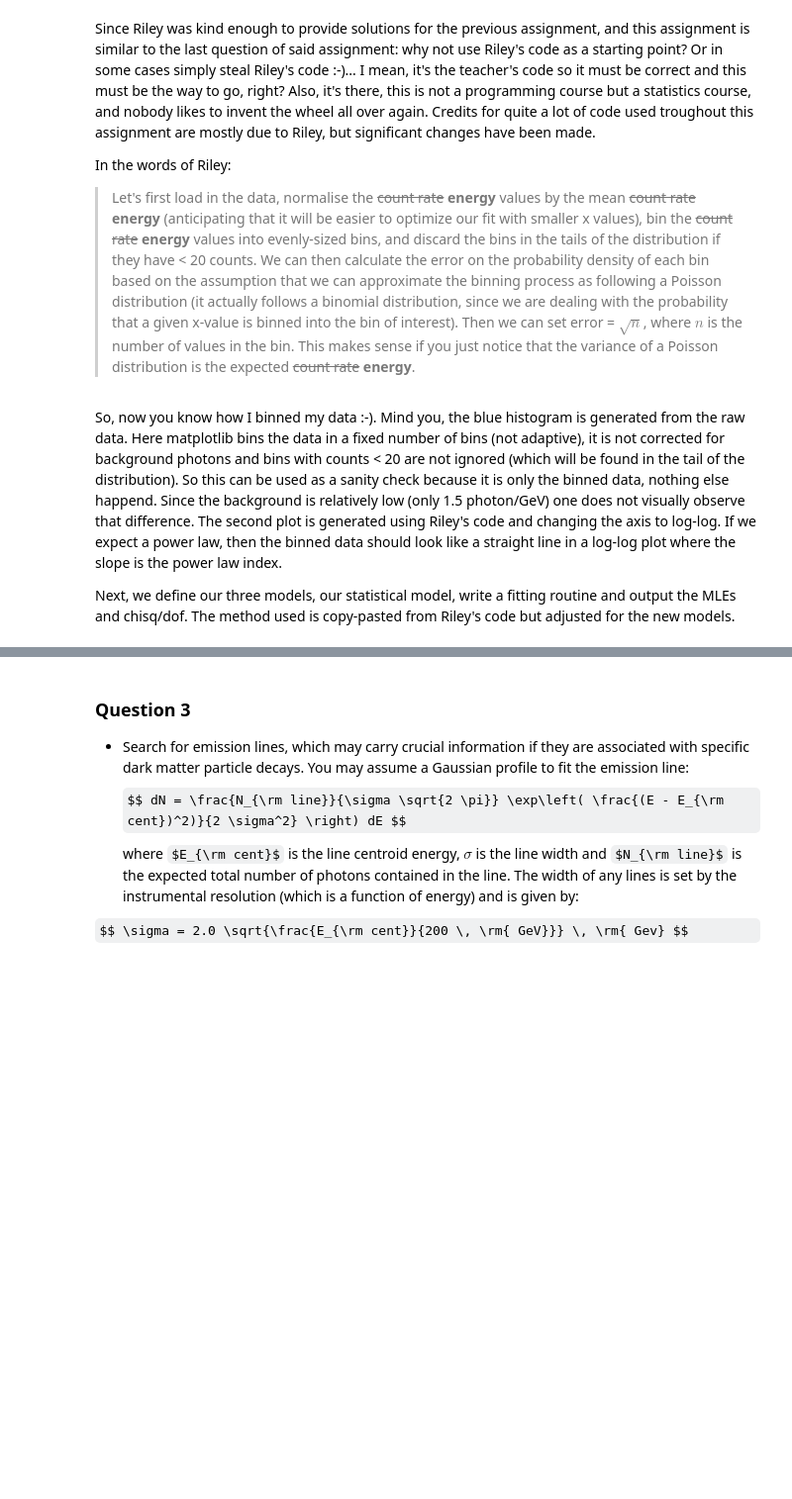
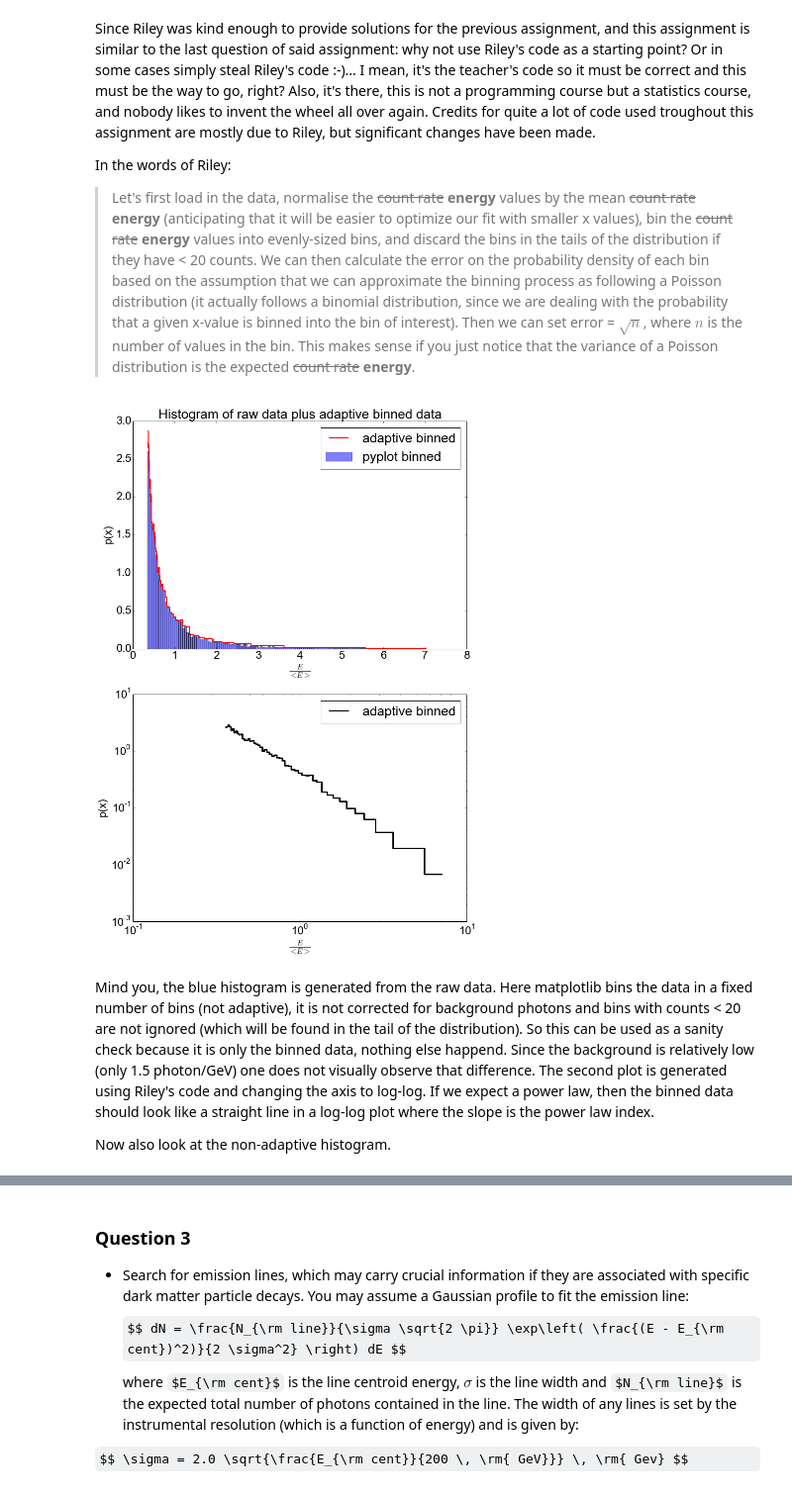
Before and after one commit to tlrh314/MasterAstronomyAndAstrophysics, a Jupyter notebook: Statistics/Assignment3/Statistics -- Individual Assignment 2 -- Mini-project -- Timo Halbesma, 6126561 -- January 2016.ipynb, the cells around one changed output, grey strips where cells are left out. Shown at 99% size. Drawn from its saved outputs; the diff is of its cells as text; code cells hidden in the pictures; some formulas as TeX source; blank space fills up the shorter version.

```diff
--- a/Statistics/Assignment3/Statistics -- Individual Assignment 2 -- Mini-project -- Timo Halbesma, 6126561 -- January 2016.ipynb
+++ b/Statistics/Assignment3/Statistics -- Individual Assignment 2 -- Mini-project -- Timo Halbesma, 6126561 -- January 2016.ipynb
@@ -40,14 +140,6 @@ _Important note_: throughout all of the following you should assume that in addi
 # %% [markdown]
 ### Answer 2
 # %%
-def parse_and_clean_dataset(filename="Halbesma_energies.txt"):
-    ''' read data from file
-        clean is not needed; file only contains one column with .2f '''
-    energies = numpy.genfromtxt(filename, skiprows=0)
-
-    return energies
-
-
 def inspect_data(energies):
     ''' Inspect the data to see the effect of the chosen binsize.
         NB: not correct for background, bins with <20 counts are not cut '''
@@ -65,7 +157,7 @@ def inspect_data(energies):
     rice = numpy.ceil(2*N**(1./3))
 
     bins = [sturges, rice, FD, int(numpy.sqrt(N)), 500, 700]
-    labels = [r'$\log (2)+1$', r'$2*N^{1/3}$', r'FD', r'$\sqrt{N}$', "fixed", "fixed"]
+    labels = [r'$\log_2 (N)+1$', r'$2*N^{1/3}$', r'FD', r'$\sqrt{N}$', "fixed", "fixed"]
     for i, (ax, nr_of_bins) in enumerate(zip(axes, bins)):
         counts, edges = numpy.histogram(energies,
             range=[numpy.min(energies), numpy.max(energies)],
@@ -143,9 +237,9 @@ def bin_data_adaptive(energies, adaptive=True):
     return dens, edges, err
 
 
-def plot_histogram(energies):
+def plot_histogram(energies, adaptive=False):
     ''' Display a plot of the pyplot binned data, and self-binned data '''
-    dens, edges, err = bin_data_adaptive(energies)
+    dens, edges, err = bin_data_adaptive(energies, adaptive=adaptive)
 
     f, (ax1, ax2) = pyplot.subplots(2, 1, figsize=(12, 18))
     # NB not corrected for background photons, bins not cut when counts < 20!
@@ -154,15 +248,15 @@ def plot_histogram(energies):
              label="pyplot binned", alpha=0.5, normed=True)
 
     ax1.plot(edges[1:], dens, lw=2, c="r",
-             ls="steps-mid", label="adaptive binned")
+             ls="steps-mid", label="adaptive binned" if adaptive else "numpy binned")
     ax1.set_ylabel("p(x)")
     ax1.set_xlabel(r'$\frac{E}{<E>}$')
-    ax1.set_title("Histogram of raw data plus adaptive binned data")
+    ax1.set_title("Histogram of raw data plus {0} binned data".format("adaptive" if adaptive else "numpy"))
     ax1.legend(loc=1)
 
     # Riley-style plot of the binned data, but log-log plot
     ax2.plot(edges[1:], dens, lw=3, c="black",
-             ls="steps-mid", label="adaptive binned")
+             ls="steps-mid", label="adaptive binned" if adaptive else "numpy binned")
     ax2.set_ylabel("p(x)")
     ax2.set_xlabel(r'$\frac{E}{<E>}$')
     # ax2.set_title("Log-log plot of adaptive binned data")
@@ -179,9 +273,10 @@ In the words of Riley:
 > Let's first load in the data, normalise the ~~count rate~~ **energy** values by the mean ~~count rate~~ **energy** (anticipating that it will be easier to optimize our fit with smaller x values), bin the ~~count rate~~ **energy** values into evenly-sized bins, and discard the bins in the tails of the distribution if they have < 20 counts. We can then calculate the error on the probability density of each bin based on the assumption that we can approximate the binning process as following a Poisson distribution (it actually follows a binomial distribution, since we are dealing with the probability that a given x-value is binned into the bin of interest). Then we can set error = $\sqrt{n}$, where $n$ is the number of values in the bin. This makes sense if you just notice that the variance of a Poisson distribution is the expected ~~count rate~~ **energy**.
 # %%
 if __name__ == '__main__':
-    # dens, edges, err = bin_data_adaptive(energies)
-    plot_histogram(energies)
+    plot_histogram(energies, adaptive=True)
+# %% [output]
+[figure, added]
 # %% [markdown]
-So, now you know how I binned my data :-). Mind you, the blue histogram is generated from the raw data. Here matplotlib bins the data in a fixed number of bins (not adaptive), it is not corrected for background photons and bins with counts < 20 are not ignored (which will be found in the tail of the distribution). So this can be used as a sanity check because it is only the binned data, nothing else happend. Since the background is relatively low (only 1.5 photon/GeV) one does not visually observe that difference. The second plot is generated using Riley's code and changing the axis to log-log. If we expect a power law, then the binned data should look like a straight line in a log-log plot where the slope is the power law index.
+Mind you, the blue histogram is generated from the raw data. Here matplotlib bins the data in a fixed number of bins (not adaptive), it is not corrected for background photons and bins with counts < 20 are not ignored (which will be found in the tail of the distribution). So this can be used as a sanity check because it is only the binned data, nothing else happend. Since the background is relatively low (only 1.5 photon/GeV) one does not visually observe that difference. The second plot is generated using Riley's code and changing the axis to log-log. If we expect a power law, then the binned data should look like a straight line in a log-log plot where the slope is the power law index.
 
-Next, we define our three models, our statistical model, write a fitting routine and output the MLEs and chisq/dof. The method used is copy-pasted from Riley's code but adjusted for the new models.
+Now also look at the non-adaptive histogram.
```
Also changed, not shown: parts of 28 cells of this notebook.
